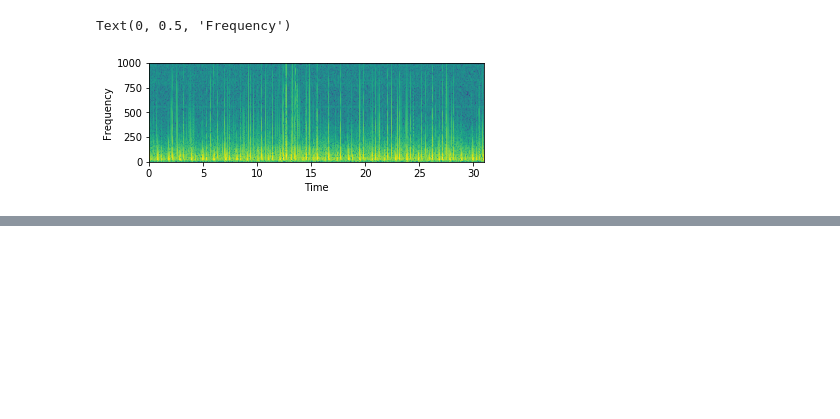
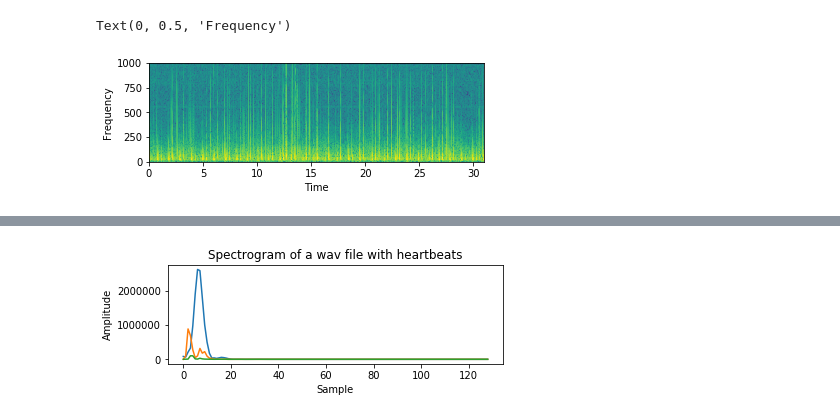
Before and after one commit to MohamedFawzy/ML-projects, a Jupyter notebook: source/heartbeats/Heartbeat-sounds.ipynb, the cells around one changed output, grey strips where cells are left out. Drawn from its saved outputs; the diff is of its cells as text; code cells hidden in the pictures; blank space fills up the shorter version.

```diff
--- a/source/heartbeats/Heartbeat-sounds.ipynb
+++ b/source/heartbeats/Heartbeat-sounds.ipynb
@@ -67,0 +123,18 @@ Text(0, 0.5, 'Frequency')
+# %%
+plt.subplot(211)
+
+plt.title('Spectrogram of a wav file with heartbeats')
+
+
+
+plt.plot(spectrogram_tmp)
+
+plt.xlabel('Sample')
+
+plt.ylabel('Amplitude')
+
+
+
+plt.show()
+# %% [output]
+[figure, added]
```
Also changed, not shown: parts of 19 cells of this notebook.
